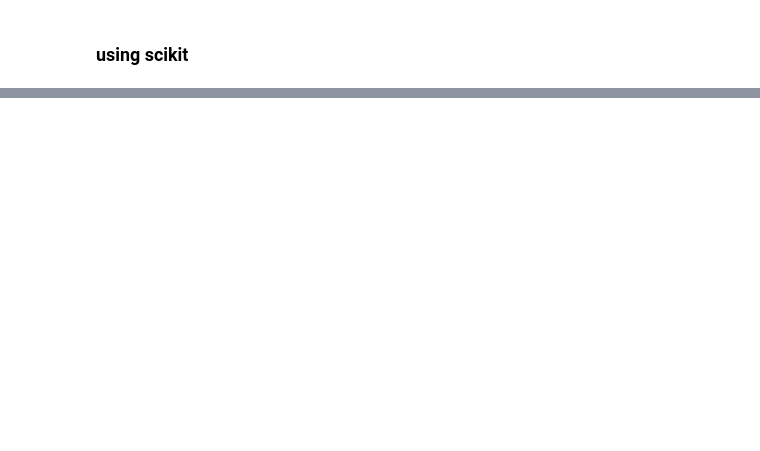
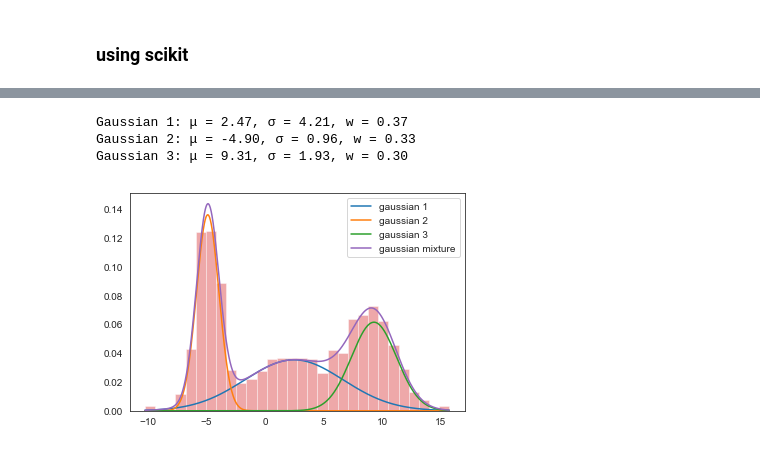
Before and after one commit to RadekDickinson/Machine_learning, a Jupyter notebook: EM_algorithm.ipynb, the cells around one changed output, grey strips where cells are left out. Saved outputs shown, nothing was run; the diff lists cells and outputs as text; code cells hidden in the pictures; blank space fills up the shorter version.

```diff
--- a/EM_algorithm.ipynb
+++ b/EM_algorithm.ipynb
@@ -91,0 +115,24 @@ Gaussian 2: μ = 8.71, σ = 2.18, w = 0.41
+# %%
+from sklearn.mixture import GaussianMixture
+
+gmm = GaussianMixture(n_components=3, tol=1e-7)
+gmm.fit(np.expand_dims(data,1))
+
+nr = 1
+for μ, σ, p in zip(gmm.means_.flatten(), np.sqrt(gmm.covariances_.flatten()), gmm.weights_):
+    print(f"Gaussian {nr}: μ = {μ:.2f}, σ = {σ:.2f}, w = {p:.2f}")
+    g_s = stats.norm(μ, σ).pdf(supp)*p
+    plt.plot(supp, g_s, label=f'gaussian {nr}')
+    nr += 1
+
+sns.distplot(data, bins=30, kde=False, norm_hist=True)
+
+gmm_sum = np.exp([gmm.score_samples(e.reshape(-1,1)) for e in supp])
+plt.plot(supp, gmm_sum, label='gaussian mixture')
+plt.legend()
+plt.show()
+# %% [output]
+Gaussian 1: μ = 2.47, σ = 4.21, w = 0.37
+Gaussian 2: μ = -4.90, σ = 0.96, w = 0.33
+Gaussian 3: μ = 9.31, σ = 1.93, w = 0.30
+[figure, added]
```
Also changed, not shown: parts of 11 cells of this notebook, 2 other files.
